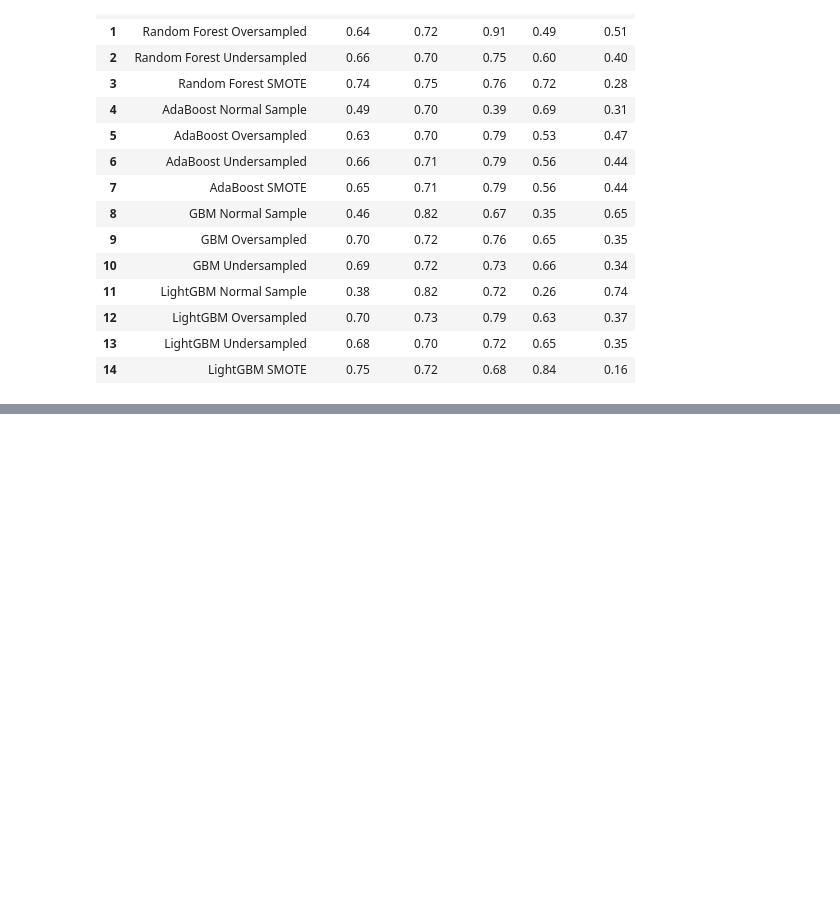
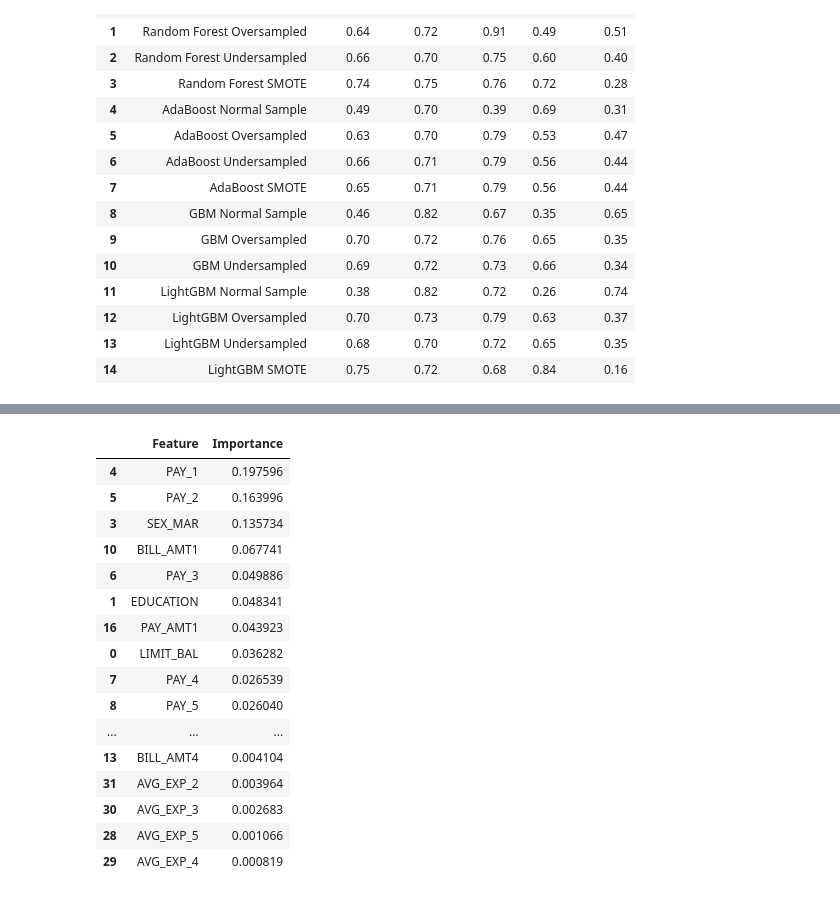
Before and after one commit to minjeoungneev/Default_Credit_Card, a Jupyter notebook: Models.ipynb, the cells around one changed output, grey strips where cells are left out. Drawn from its saved outputs; the diff is of its cells as text; code cells hidden in the pictures; blank space fills up the shorter version.

```diff
--- a/Models.ipynb
+++ b/Models.ipynb
@@ -886,0 +903,26 @@ summary_df
+# %%
+feature_importance_gbm = pd.DataFrame({
+    'Feature': X.columns,
+    'Importance': gbm.feature_importances_
+}).sort_values(by='Importance', ascending=False)
+
+# Display the feature importance
+feature_importance_gbm
+# %% [output]
+|  | Feature | Importance |
+| 4 | PAY_1 | 0.197596 |
+| 5 | PAY_2 | 0.163996 |
+| 3 | SEX_MAR | 0.135734 |
+| 10 | BILL_AMT1 | 0.067741 |
+| 6 | PAY_3 | 0.049886 |
+| 1 | EDUCATION | 0.048341 |
+| 16 | PAY_AMT1 | 0.043923 |
+| 0 | LIMIT_BAL | 0.036282 |
+| 7 | PAY_4 | 0.026539 |
+| 8 | PAY_5 | 0.026040 |
+| ... | ... | ... |
+| 13 | BILL_AMT4 | 0.004104 |
+| 31 | AVG_EXP_2 | 0.003964 |
+| 30 | AVG_EXP_3 | 0.002683 |
+| 28 | AVG_EXP_5 | 0.001066 |
+| 29 | AVG_EXP_4 | 0.000819 |
```
Also changed, not shown: parts of 5 cells of this notebook.
